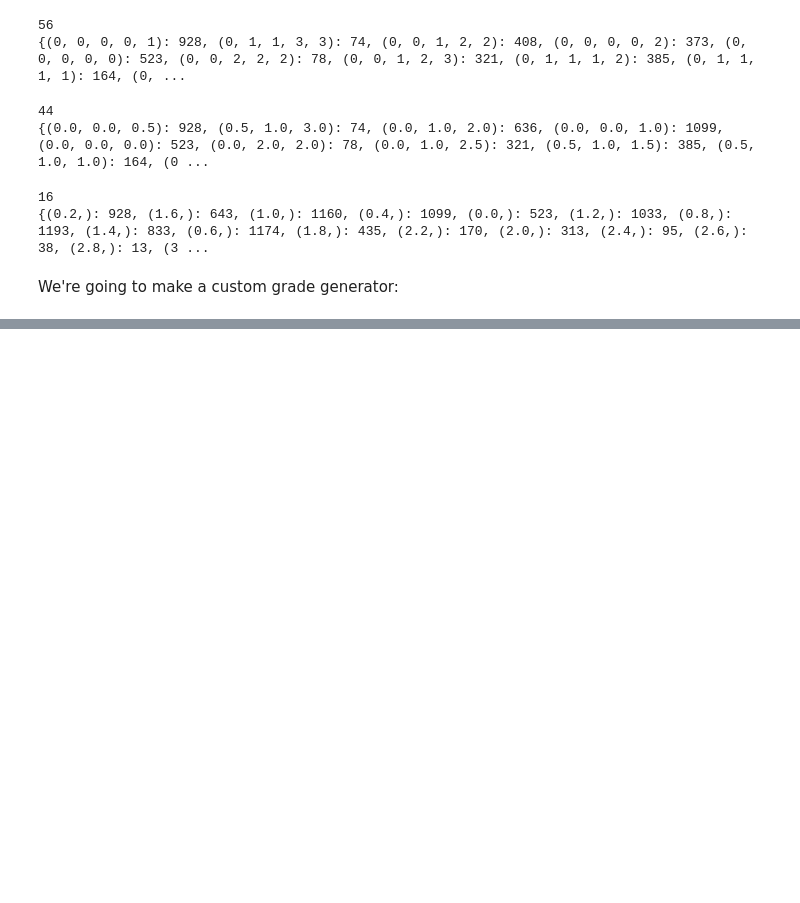
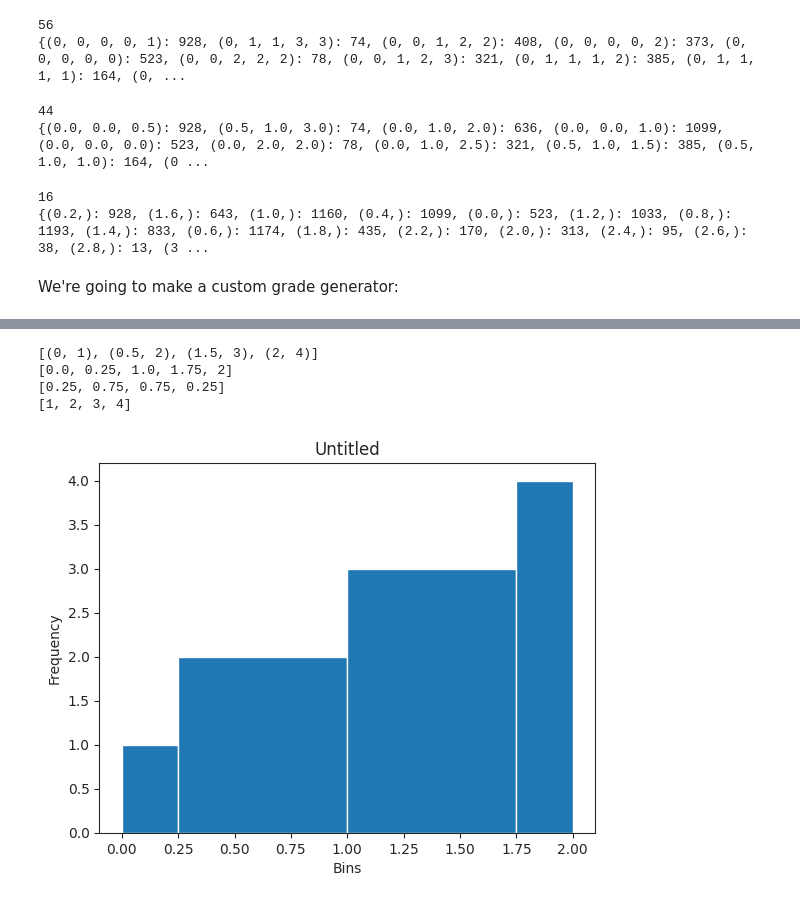
Before and after one commit to Dorijan-Cirkveni/tar-project, a Jupyter notebook: data_visualisation.ipynb, the cells around one changed output, grey strips where cells are left out. Drawn from its saved outputs; the diff is of its cells as text; code cells hidden in the pictures; blank space fills up the shorter version.

```diff
--- a/data_visualisation.ipynb
+++ b/data_visualisation.ipynb
@@ -572,0 +576,42 @@ def CheckGradeCount(dataset,grade_column='grades'):
+# %%
+def display_uneven_bars(grades_dict,surface_value=False,title="Untitled",xtitle="Bins",ytitle="Frequency",roundable=3,plotr=plt):
+    L=[(e,v) for (e,v) in grades_dict.items()]
+    L.sort()
+    limits=[]
+    last=L[0][0]
+    n=len(L)
+    for (e,_) in L:
+        limits.append(round((last+e)/2,roundable))
+        last=e
+    limits.append(round(L[-1][0],roundable))
+    widths=[round(limits[i]-limits[i-1],roundable) for i in range(1,n+1)]
+    data=[v for (_,v) in L]
+    print(L)
+    print(limits)
+    print(widths)
+    print(data)
+    surface_data= []
+    last=limits[0]
+    for i in range(n):
+        diff=limits[i+1]-last
+        if diff==0:
+            surface_data.append(0)
+        else:
+            surface_data.append(data[i]/diff)
+        last=limits[i+1]
+    plotr.bar(limits[:-1], surface_data if surface_value else data, width=widths, align='edge')
+
+    # Set labels and title
+    plotr.xlabel(xtitle)
+    plotr.ylabel(ytitle)
+    plotr.title(title)
+
+    # Show the plot
+    plotr.show()
+display_uneven_bars({0:1,0.5:2,1.5:3,2:4})
+# %% [output]
+[(0, 1), (0.5, 2), (1.5, 3), (2, 4)]
+[0.0, 0.25, 1.0, 1.75, 2]
+[0.25, 0.75, 0.75, 0.25]
+[1, 2, 3, 4]
+[figure, added]
```
Also changed, not shown: parts of 15 cells of this notebook.
